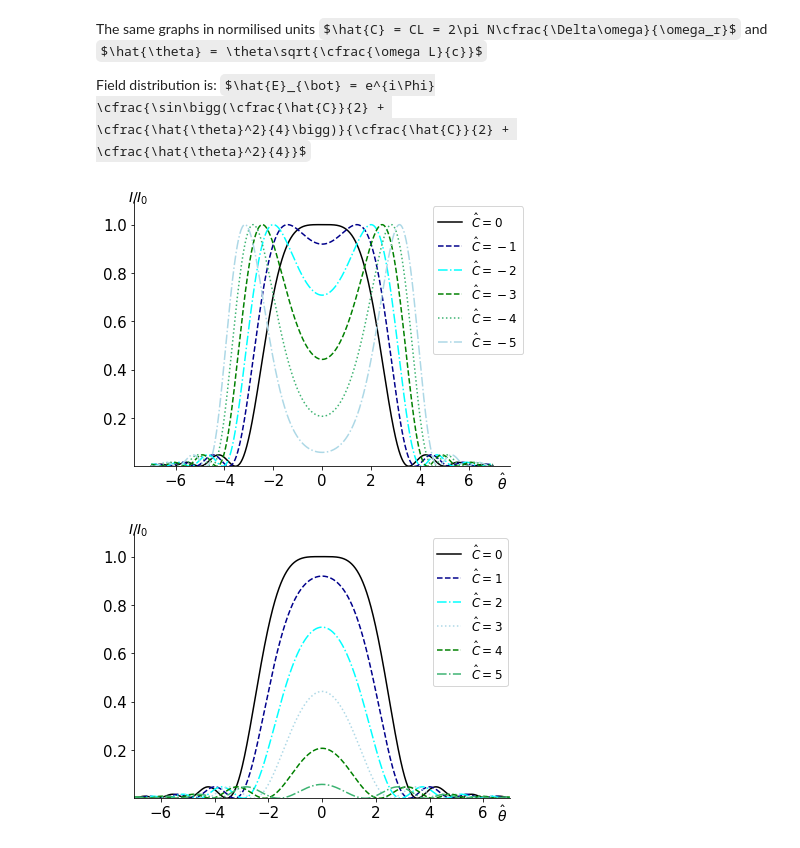
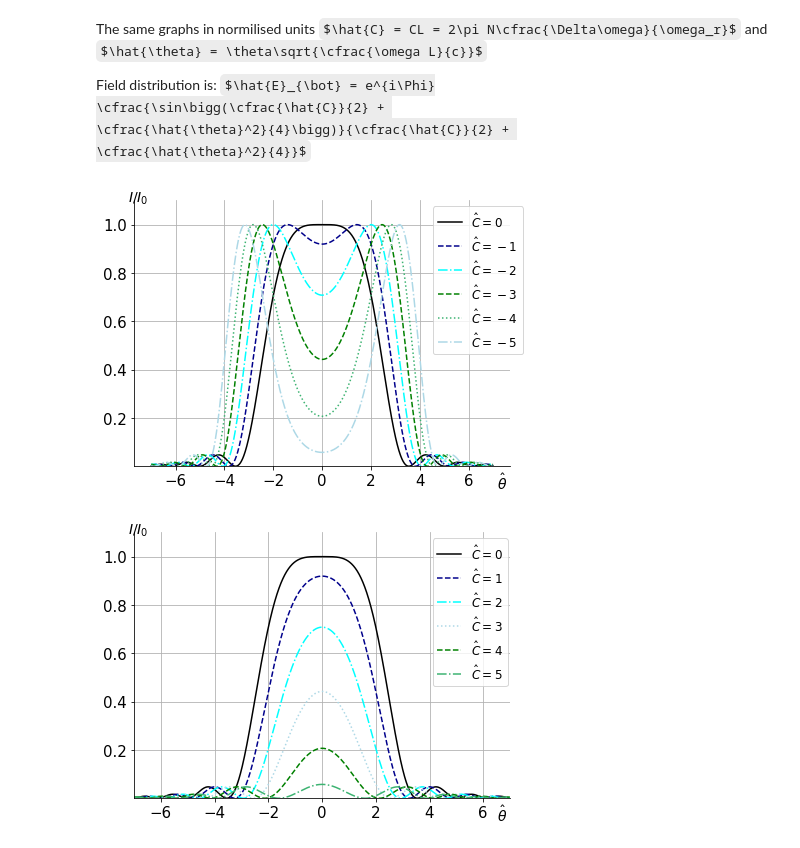
Before and after one commit to TrebAndrew/SKIF_XAS_beamline, a Jupyter notebook: SypPy_examp/Intesity_dist_in_angles.ipynb, the cells around one changed output. Saved outputs shown, nothing was run; the diff lists cells and outputs as text; code cells hidden in the pictures; some formulas as TeX source.

```diff
--- a/SypPy_examp/Intesity_dist_in_angles.ipynb
+++ b/SypPy_examp/Intesity_dist_in_angles.ipynb
@@ -163,10 +164,12 @@ leg.set_bbox_to_anchor(bb, transform = ax.transAxes)
 
 plt.ylim(0, 1.1)
 plt.tight_layout()
+plt.grid()
+
 plt.savefig('/home/andrei/Documents/SKIF_XAS_beamline/TeXDoc/pic/angleC_neg.pdf', bbox_inches='tight')
 plt.show()
 # %% [output]
-[figure, old version]
+[figure, new version]
 # %%
 plt.figure(figsize=(1.5*4,1.5*3))
 C = 0
@@ -201,31 +204,33 @@ plt.yticks([0.2, 0.4,0.6,0.8, 1.0])
 ax = plt.gca()
 ax.spines['right'].set_color('none')
 ax.spines['top'].set_color('none')
 ax.xaxis.set_ticks_position('bottom')
 ax.spines['top'].set_position(('axes',0))
 ax.yaxis.set_ticks_position('left')
 ax.spines['top'].set_position(('data',0))
 ax.xaxis.set_label_coords(0.98, -0.02)
 ax.yaxis.set_label_coords(0.01, 0.98)
 for label in ax.get_xticklabels() + ax.get_yticklabels():
     label.set_fontsize(15)
     label.set_bbox(dict(facecolor='white', edgecolor='None', alpha=0.01))
 
 leg = plt.legend(fontsize=12)#loc='upper left')
 # Get the bounding box of the original legend
 bb = leg.get_bbox_to_anchor().inverse_transformed(ax.transAxes)
 
 # Change to location of the legend.
 xOffset = 0.2
 bb.x0 += 0.1
 bb.x1 += 0.01
 bb.y0 += 0.
 leg.set_bbox_to_anchor(bb, transform = ax.transAxes)
 
 plt.ylim(0, 1.1)
 plt.xlim(-7, 7)
 plt.tight_layout()
+plt.grid()
+
 plt.savefig('/home/andrei/Documents/SKIF_XAS_beamline/TeXDoc/pic/angleC_pos.pdf', bbox_inches='tight')
 plt.show()
 # %% [output]
-[figure, old version]
+[figure, new version]
```
Also changed, not shown: parts of 1 cell of this notebook, 25 other files.
